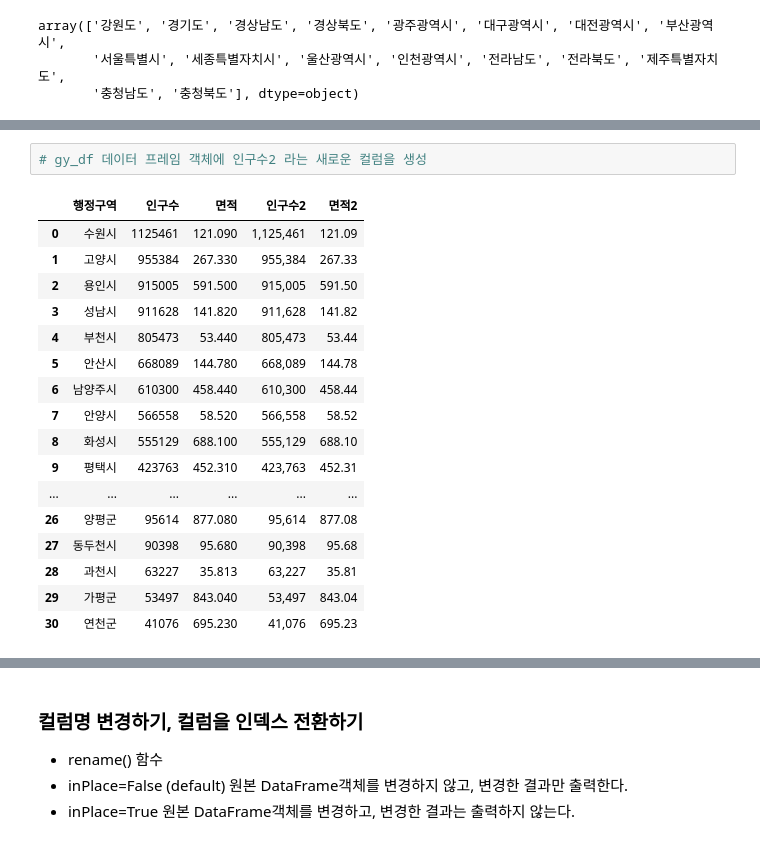
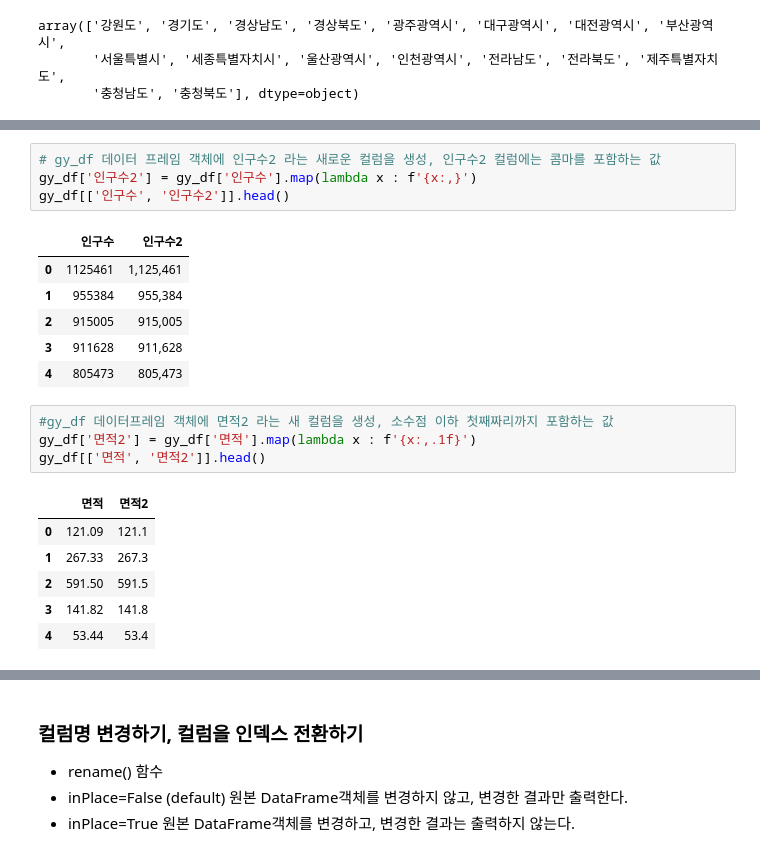
Before and after one commit to JonghyeonWon/Python_WebScraping_DataAnalysis, a Jupyter notebook: 03.행정구역정보_분석과시각화.ipynb, the cells around one changed output, grey strips where cells are left out. Cells and saved outputs as stored; diff of their text form.

Commit message:
행정구역 정보 분석 및 시각화

```diff
--- a/03.행정구역정보_분석과시각화.ipynb
+++ b/03.행정구역정보_분석과시각화.ipynb
@@ -348,22 +384,24 @@ data.loc[data['광역시도'] == '경기도',['행정구역','인구수','면적
 # %%
-# gy_df 데이터 프레임 객체에 인구수2 라는 새로운 컬럼을 생성
+# gy_df 데이터 프레임 객체에 인구수2 라는 새로운 컬럼을 생성, 인구수2 컬럼에는 콤마를 포함하는 값
+gy_df['인구수2'] = gy_df['인구수'].map(lambda x : f'{x:,}')
+gy_df[['인구수', '인구수2']].head()
 # %% [output]
-|  | 행정구역 | 인구수 | 면적 | 인구수2 | 면적2 |
-| 0 | 수원시 | 1125461 | 121.090 | 1,125,461 | 121.09 |
-| 1 | 고양시 | 955384 | 267.330 | 955,384 | 267.33 |
-| 2 | 용인시 | 915005 | 591.500 | 915,005 | 591.50 |
-| 3 | 성남시 | 911628 | 141.820 | 911,628 | 141.82 |
-| 4 | 부천시 | 805473 | 53.440 | 805,473 | 53.44 |
-| 5 | 안산시 | 668089 | 144.780 | 668,089 | 144.78 |
-| 6 | 남양주시 | 610300 | 458.440 | 610,300 | 458.44 |
-| 7 | 안양시 | 566558 | 58.520 | 566,558 | 58.52 |
-| 8 | 화성시 | 555129 | 688.100 | 555,129 | 688.10 |
-| 9 | 평택시 | 423763 | 452.310 | 423,763 | 452.31 |
-| ... | ... | ... | ... | ... | ... |
-| 26 | 양평군 | 95614 | 877.080 | 95,614 | 877.08 |
-| 27 | 동두천시 | 90398 | 95.680 | 90,398 | 95.68 |
-| 28 | 과천시 | 63227 | 35.813 | 63,227 | 35.81 |
-| 29 | 가평군 | 53497 | 843.040 | 53,497 | 843.04 |
-| 30 | 연천군 | 41076 | 695.230 | 41,076 | 695.23 |
+|  | 인구수 | 인구수2 |
+| 0 | 1125461 | 1,125,461 |
+| 1 | 955384 | 955,384 |
+| 2 | 915005 | 915,005 |
+| 3 | 911628 | 911,628 |
+| 4 | 805473 | 805,473 |
+# %%
+#gy_df 데이터프레임 객체에 면적2 라는 새 컬럼을 생성, 소수점 이하 첫째짜리까지 포함하는 값
+gy_df['면적2'] = gy_df['면적'].map(lambda x : f'{x:,.1f}')
+gy_df[['면적', '면적2']].head()
+# %% [output]
+|  | 면적 | 면적2 |
+| 0 | 121.09 | 121.1 |
+| 1 | 267.33 | 267.3 |
+| 2 | 591.50 | 591.5 |
+| 3 | 141.82 | 141.8 |
+| 4 | 53.44 | 53.4 |
 # %%
 # 면적이 > 1000 큰 조건과 매핑되는 새로운 DataFrame 생성 area_1000 라는 변수에 저장하기
```
Also changed, not shown: parts of 56 cells of this notebook, 2 other files.
